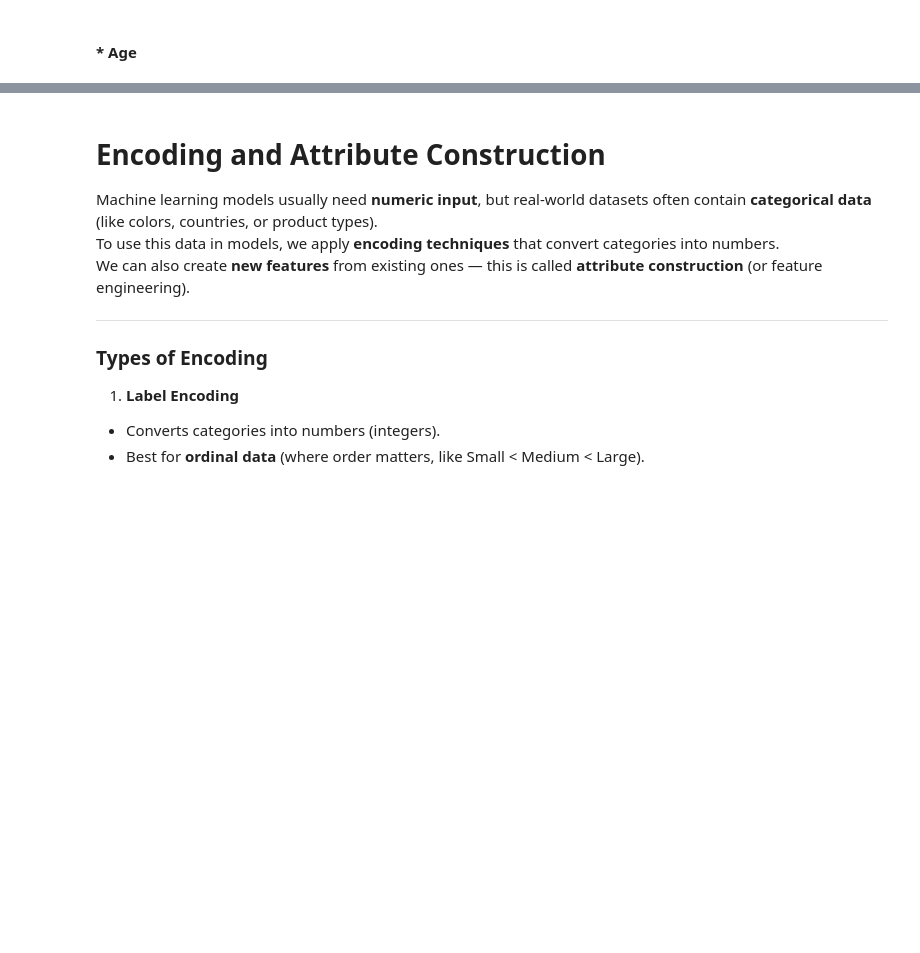
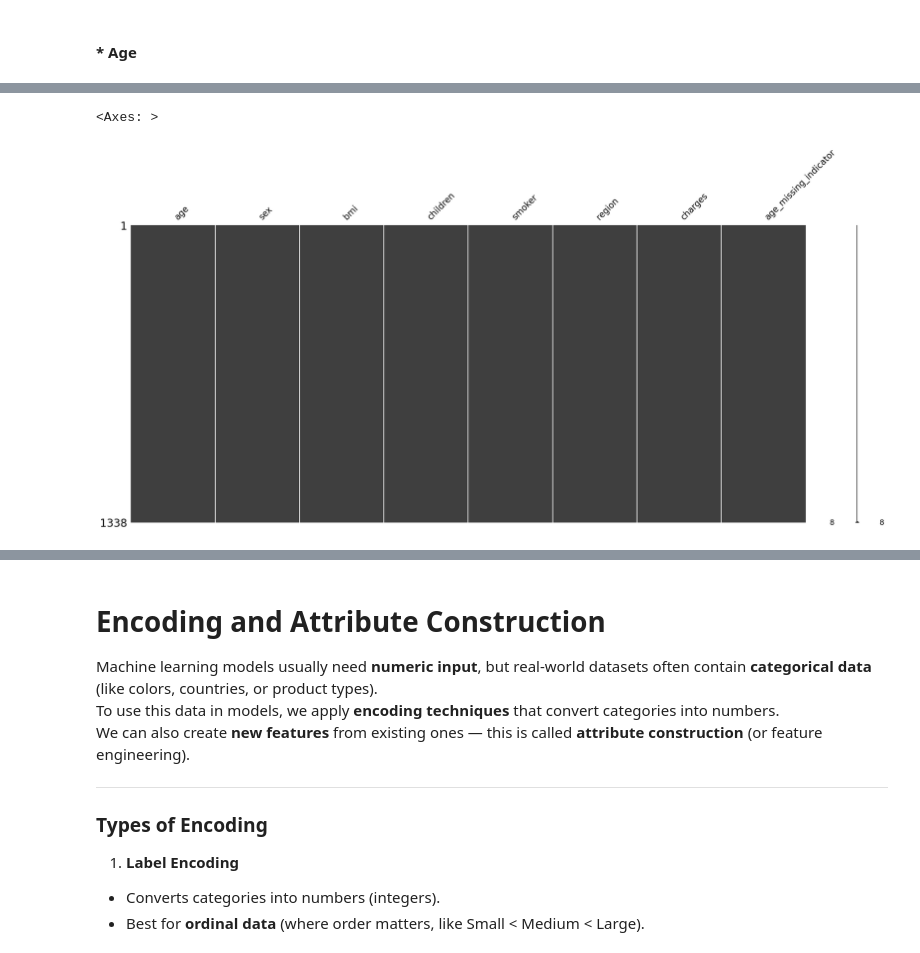
Before and after one commit to myngoc-trg/DA631E_ArtificialIntelligenceForDataScience, a Jupyter notebook: Lab_1/Lab1.ipynb, the cells around one changed output, grey strips where cells are left out. Drawn from its saved outputs; the diff is of its cells as text; code cells hidden in the pictures; blank space fills up the shorter version.

```diff
--- a/Lab_1/Lab1.ipynb
+++ b/Lab_1/Lab1.ipynb
@@ -473,0 +558,3 @@ After handling the missing values:
+# %%
+df_clean = df.copy()
+df.isna().sum()
@@ -473,0 +574,4 @@ After handling the missing values:
+# %%
+children_mode = df_clean["children"].mode()[0]
+df_clean["children"] = df_clean["children"].fillna(children_mode)
+df_clean.isna().sum()
@@ -475,0 +596,3 @@ After handling the missing values:
+# %%
+df_clean['bmi'] = df_clean['bmi'].fillna(df_clean.groupby('smoker')['bmi'].transform('median'))
+df_clean.isna().sum()
@@ -476,2 +608,7 @@ After handling the missing values:
 # %% [markdown]
 #### * Age
+# %%
+df_clean['age_missing_indicator'] = df_clean['age'].isna().astype(int)
+
+df_clean['age'] = df_clean['age'].fillna(df_clean['age'].median())
+df_clean.isna().sum()
@@ -477,0 +625,5 @@ After handling the missing values:
+# %%
+msno.matrix(df_clean)
+# %% [output]
+<Axes: >
+[figure, added]
```
Also changed, not shown: parts of 33 cells of this notebook.
